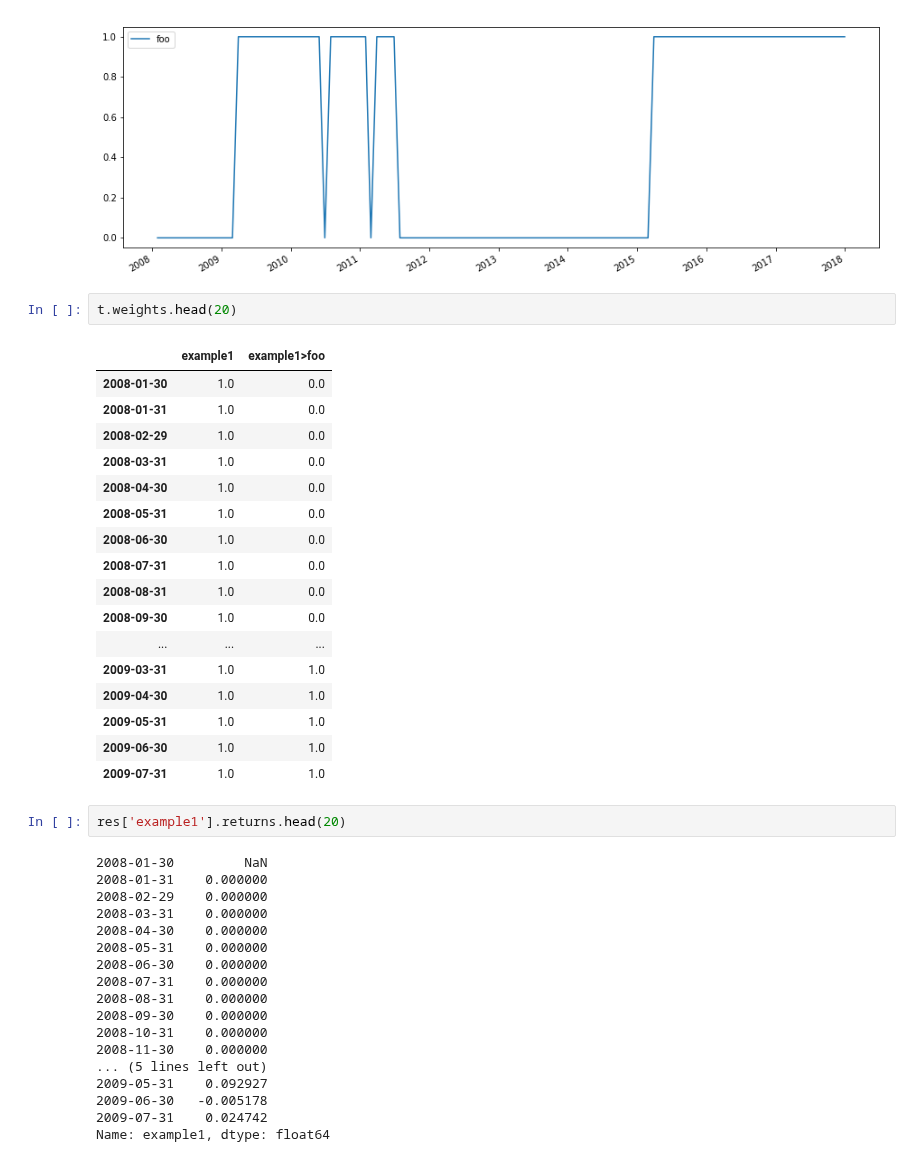
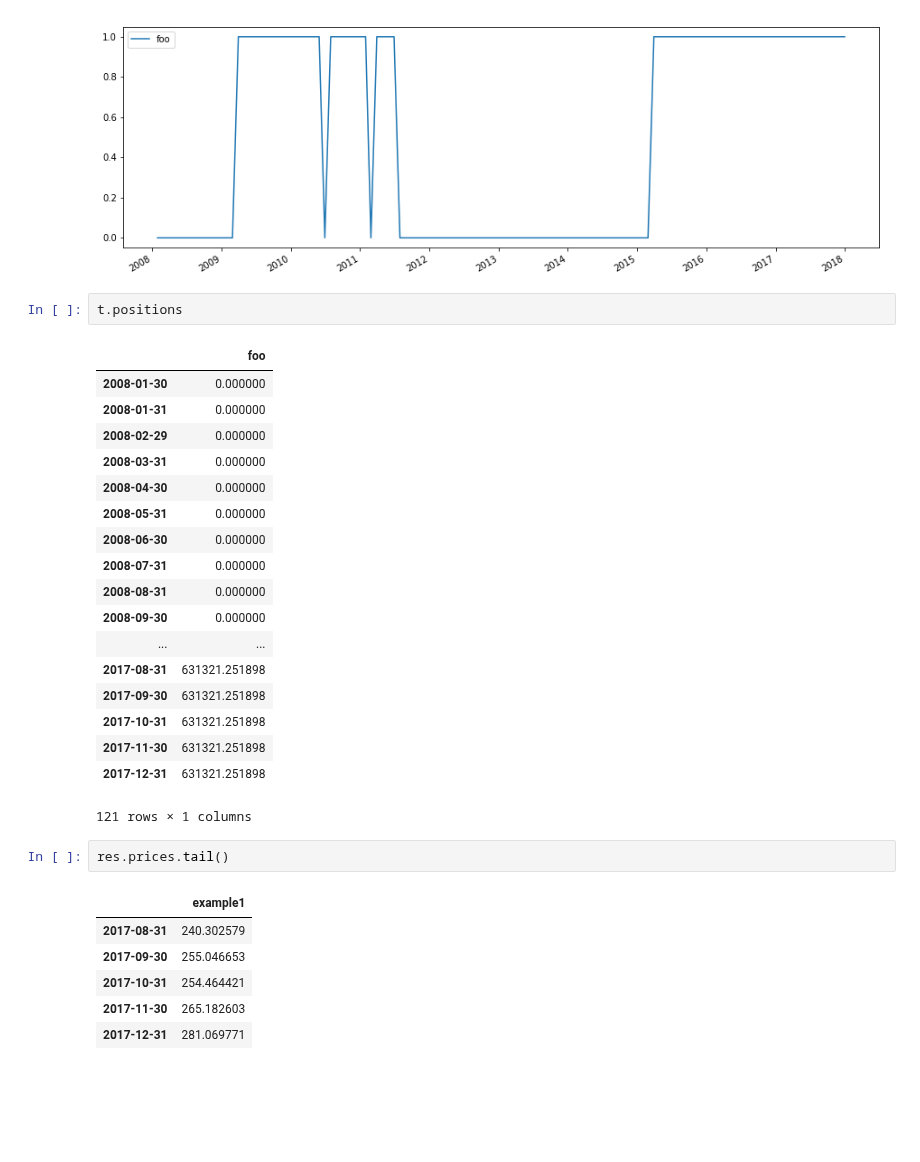
Before and after one commit to pmorissette/bt, a Jupyter notebook: examples/trend_2.ipynb, the cells around one changed output. Cells and saved outputs as stored; diff of their text form; blank space fills up the shorter version.

Commit message:
Updated examples

```diff
--- a/examples/trend.ipynb
+++ b/examples/trend_2.ipynb
@@ -132,46 +118,36 @@ http://pandas.pydata.org/pandas-docs/stable/indexing.html#ix-indexer-is-deprecat
 res.plot_security_weights()
 # %% [output]
 [figure]
-# %%
-t.weights.head(20)
-# %% [output]
-|  | example1 | example1>foo |
-| 2008-01-30 | 1.0 | 0.0 |
-| 2008-01-31 | 1.0 | 0.0 |
-| 2008-02-29 | 1.0 | 0.0 |
-| 2008-03-31 | 1.0 | 0.0 |
-| 2008-04-30 | 1.0 | 0.0 |
-| 2008-05-31 | 1.0 | 0.0 |
-| 2008-06-30 | 1.0 | 0.0 |
-| 2008-07-31 | 1.0 | 0.0 |
-| 2008-08-31 | 1.0 | 0.0 |
-| 2008-09-30 | 1.0 | 0.0 |
-| ... | ... | ... |
-| 2009-03-31 | 1.0 | 1.0 |
-| 2009-04-30 | 1.0 | 1.0 |
-| 2009-05-31 | 1.0 | 1.0 |
-| 2009-06-30 | 1.0 | 1.0 |
-| 2009-07-31 | 1.0 | 1.0 |
-# %%
-res['example1'].returns.head(20)
-# %% [output]
-2008-01-30         NaN
-2008-01-31    0.000000
-2008-02-29    0.000000
-2008-03-31    0.000000
-2008-04-30    0.000000
-2008-05-31    0.000000
-2008-06-30    0.000000
-2008-07-31    0.000000
-2008-08-31    0.000000
-2008-09-30    0.000000
-2008-10-31    0.000000
-2008-11-30    0.000000
-... (5 lines left out)
-2009-05-31    0.092927
-2009-06-30   -0.005178
-2009-07-31    0.024742
-Name: example1, dtype: float64
+# %%
+t.positions
+# %% [output]
+|  | foo |
+| 2008-01-30 | 0.000000 |
+| 2008-01-31 | 0.000000 |
+| 2008-02-29 | 0.000000 |
+| 2008-03-31 | 0.000000 |
+| 2008-04-30 | 0.000000 |
+| 2008-05-31 | 0.000000 |
+| 2008-06-30 | 0.000000 |
+| 2008-07-31 | 0.000000 |
+| 2008-08-31 | 0.000000 |
+| 2008-09-30 | 0.000000 |
+| ... | ... |
+| 2017-08-31 | 631321.251898 |
+| 2017-09-30 | 631321.251898 |
+| 2017-10-31 | 631321.251898 |
+| 2017-11-30 | 631321.251898 |
+| 2017-12-31 | 631321.251898 |
+121 rows × 1 columns
+# %%
+res.prices.tail()
+# %% [output]
+|  | example1 |
+| 2017-08-31 | 240.302579 |
+| 2017-09-30 | 255.046653 |
+| 2017-10-31 | 254.464421 |
+| 2017-11-30 | 265.182603 |
+| 2017-12-31 | 281.069771 |
 # %%
 res.stats
 # %% [output]
```
Also changed, not shown: parts of 4 cells of this notebook, 3 other files.
